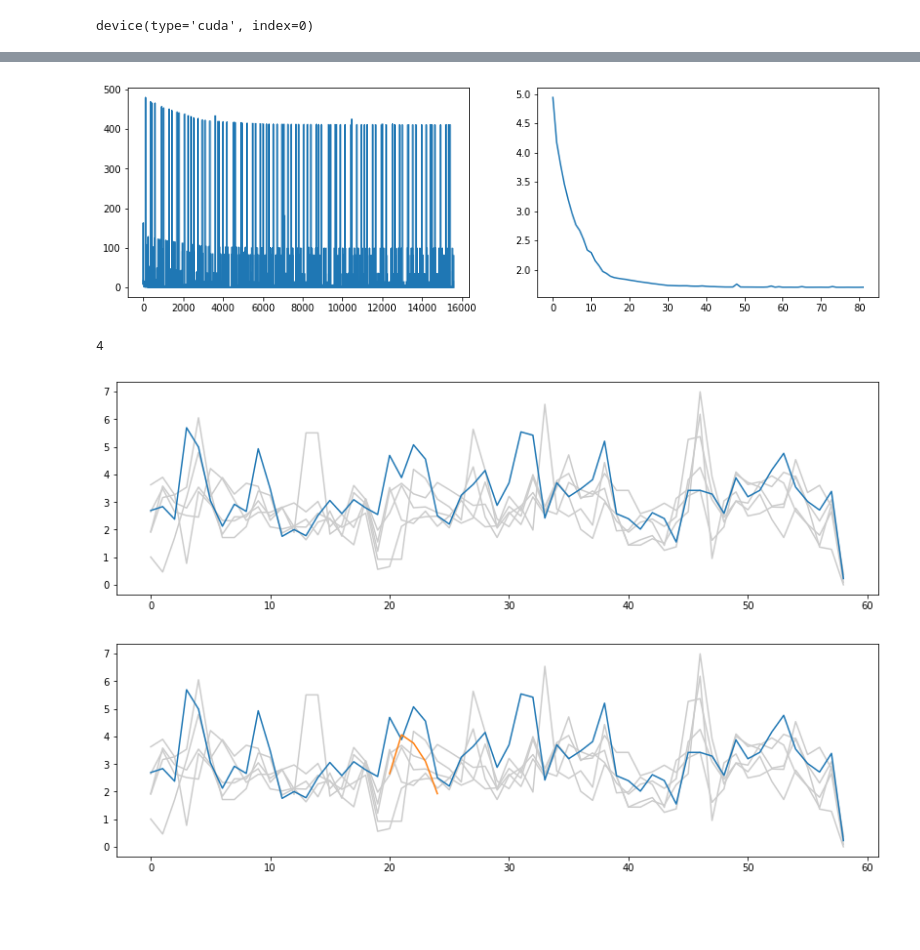
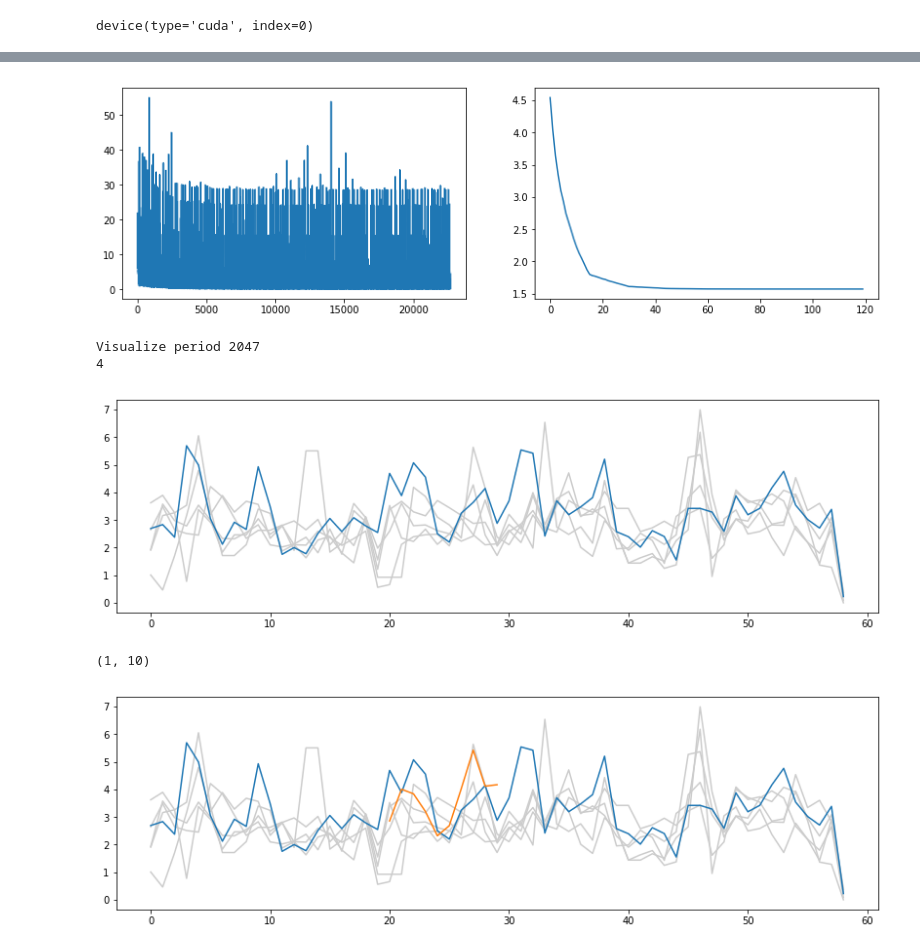
Before and after one commit to ulzee/traffic, a Jupyter notebook: Tmp_Spot_RNN.ipynb, the cells around one changed output, grey strips where cells are left out. Saved outputs shown, nothing was run; the diff lists cells and outputs as text; code cells hidden in the pictures; blank space fills up the shorter version.

Commit message:
simple rnn test

```diff
--- a/Tmp_Spot_RNN.ipynb
+++ b/Tmp_Spot_RNN.ipynb
@@ -21,6 +21,7 @@ np.random.seed(0)
 FORECAST = 5
 LAG = 12
 EPS = 120
+SIND = 30
 DEEP = False
 SROUTE = SAMPLE_ROUTES[0]
 device = torch.device("cuda:0" if torch.cuda.is_available() else "cpu")
@@ -28,7 +29,7 @@ device
 # %% [output]
 device(type='cuda', index=0)
 # %%
-dset = SingleStop(SROUTE, 30, 'train', 32, lag=LAG).generator()
-evalset = SingleStop(SROUTE, 30, 'test', 32, lag=LAG).generator()
+dset = SingleStop(SROUTE, SIND, 'train', 32, lag=LAG).generator()
+evalset = SingleStop(SROUTE, SIND, 'test', 32, lag=LAG).generator()
 # %% [output]
 Locals dataset: train
@@ -46,5 +47,5 @@ from models.temporal.Cast import Cast
 # %%
-model = Cast(forecast=FORECAST, hidden_size=256, deep=DEEP, lag=LAG).to(device)
+model = RNN(hidden_size=256, deep=DEEP, lag=LAG).to(device)
 model.device = device
 # %%
 criterion, opt, sch = model.params(lr=0.001)
@@ -124,7 +107,7 @@ plt.subplot(1, 2, 2)
 plt.plot(eval_losses)
 plt.show();plt.close()
 # %% [output]
-[figure, old version]
+[figure, new version]
 # %%
 data = history_byname(SROUTE)
 
@@ -132,6 +115,7 @@ sample = data[int(TSTEPS*0.8):]
 inds, integs = high_integ(sample[LAG:])
 inds += LAG
 # print(inds[0])
+print('Visualize period', inds[0])
 sample = sample[inds[0]-LAG:inds[0]]
 # sample = hist_smooth(sample)
 print(np.count_nonzero(np.isnan(sample)))
@@ -139,21 +123,24 @@ for jj, ii in zip(*np.where(np.isnan(sample))):
     sample[jj, ii] = sample[jj-1, ii]
 show_context(sample)
 # %% [output]
+Visualize period 2047
 4
 [figure]
 # %%
-preds = []
 bi = 30
 hist = torch.Tensor(np.expand_dims(sample[:, bi-10:bi], 0))
 Xs, _ = model.format_batch(hist)
 yout = tonpy(model(Xs))
+print(yout.shape)
 #     preds.append(tonpy(yout))
+# %% [output]
+(1, 10)
 # %%
 show_context(sample, draw=False)
 # for bi in range(10, sample.shape[1]+1, 5):
 ylast = np.flip(yout[0, :])
-xpos = list(range(bi-10, bi-5))
+xpos = list(range(bi-10, bi))
 plt.plot(xpos, ylast, color='C1')
 plt.show(); plt.close()
 # %% [output]
-[figure, old version]
+[figure, new version]
```
Also changed, not shown: parts of 4 cells of this notebook.
